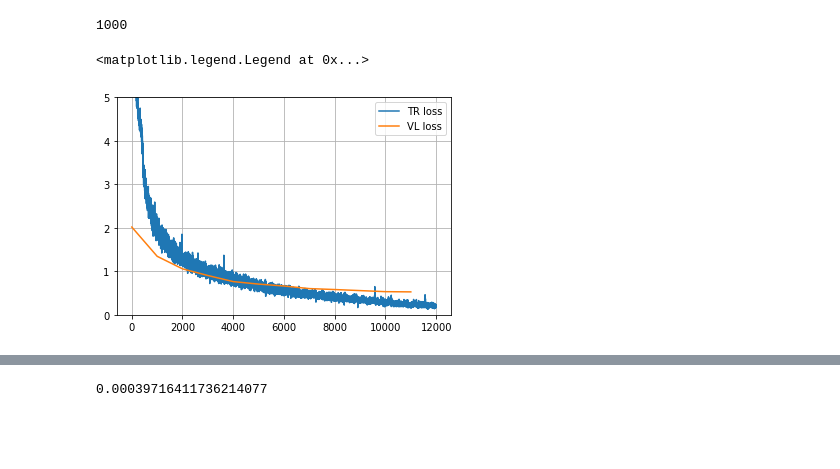
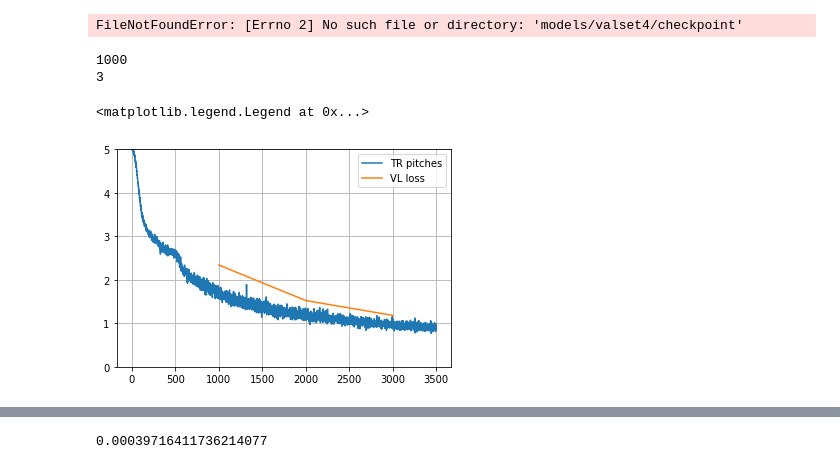
Before and after one commit to EmanueleCosenza/polyphemus, a Jupyter notebook: plot.ipynb, the cells around one changed output, grey strips where cells are left out. Drawn from its saved outputs; the diff is of its cells as text; code cells hidden in the pictures; blank space fills up the shorter version.

```diff
--- a/plot.ipynb
+++ b/plot.ipynb
@@ -3,35 +3,38 @@ import torch
 from matplotlib import pyplot as plt
 
 #checkpoint = torch.load('models/just_pitches_no_drums_warmup2')
-checkpoint = torch.load('models/valset/best_model', map_location='cpu')
+checkpoint = torch.load('models/valset4/checkpoint', map_location='cpu')
+# %% [output]
+FileNotFoundError: [Errno 2] No such file or directory: 'models/valset4/checkpoint'
 # %%
 tr_losses = checkpoint['tr_losses']
 
-plt.plot(range(1, len(tr_losses['tot'])+1), tr_losses['tot'], label='TR loss')
+#plt.plot(range(1, len(tr_losses['tot'])+1), tr_losses['tot'], label='TR loss')
 #plt.plot(range(1, len(tr_losses['acts'])+1), tr_losses['acts'], label='TR acts')
-#plt.plot(range(1, len(tr_losses['pitches'])+1), tr_losses['pitches'], label='TR pitches')
+plt.plot(range(1, len(tr_losses['pitches'])+1), tr_losses['pitches'], label='TR pitches')
 #plt.plot(range(1, len(tr_losses['dur'])+1), tr_losses['dur'], label='TR dur')
 #plt.plot(range(1, len(tr_losses['kld'])+1), tr_losses['kld'], label='TR kld')
 
 val_losses = checkpoint['val_losses']
 eval_every = checkpoint['eval_every']
 print(eval_every)
-#print(len(val_losses['tot']))
+print(len(val_losses['tot']))
 
-plt.plot(range(1, len(tr_losses['tot'])+1, eval_every), val_losses['tot'], label='VL loss')
-#plt.plot(range(1, len(tr_losses['acts'])+1, eval_every), val_losses['acts'], label='VL acts')
-#plt.plot(range(1, len(tr_losses['pitches'])+1, eval_every), val_losses['pitches'], label='VL pitches')
-#plt.plot(range(1, len(tr_losses['dur'])+1, eval_every), val_losses['dur'], label='VL dur')
-#plt.plot(range(1, len(tr_losses['kld'])+1, eval_every), val_losses['kld'], label='VL kld')
+plt.plot(range(1+eval_every, len(tr_losses['tot'])+1, eval_every), val_losses['tot'], label='VL loss')
+#plt.plot(range(1+eval_every, len(tr_losses['acts'])+1, eval_every), val_losses['acts'], label='VL acts')
+#plt.plot(range(1+eval_every, len(tr_losses['pitches'])+1, eval_every), val_losses['pitches'], label='VL pitches')
+#plt.plot(range(1+eval_every, len(tr_losses['dur'])+1, eval_every), val_losses['dur'], label='VL dur')
+#plt.plot(range(1+eval_every, len(tr_losses['kld'])+1, eval_every), val_losses['kld'], label='VL kld')
 
 plt.grid()
 plt.ylim(0, 5)
 plt.xlim()
 plt.legend()
 # %% [output]
 1000
+3
 <matplotlib.legend.Legend at 0x...>
-[figure, old version]
+[figure, new version]
 # %%
 tr_accs = checkpoint['tr_accuracies']
 #plt.plot(range(1, len(tr_accs['acts'])+1), tr_accs['acts'], label='Activations (TR)')
```
Also changed, not shown: parts of 3 cells of this notebook, 3 other files.
